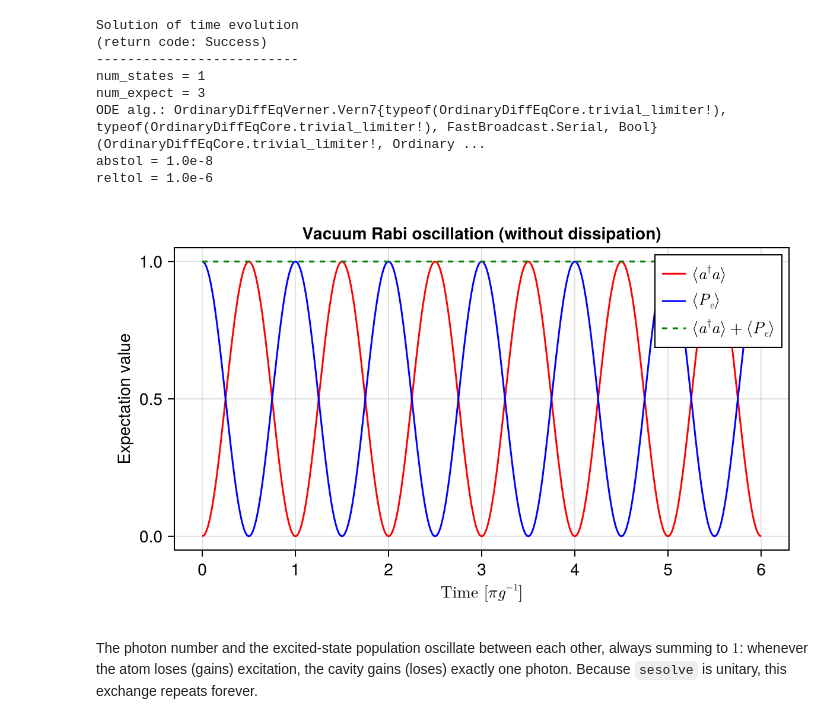
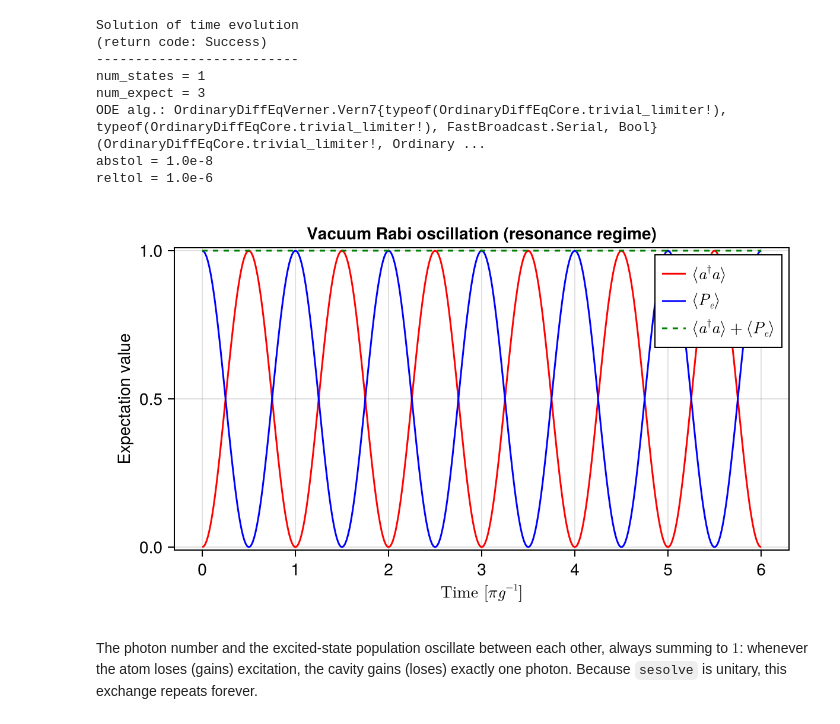
Before and after one commit to ltpn/nedoqs-tutorials, a Jupyter notebook: tutorials/01_quantumtoolbox_jl/3_vacuum_Rabi_oscillation.ipynb, the cells around one changed output. Cells and saved outputs as stored; diff of their text form; code cells hidden in the pictures.

```diff
--- a/tutorials/01_quantumtoolbox_jl/3_vacuum_Rabi_oscillation.ipynb
+++ b/tutorials/01_quantumtoolbox_jl/3_vacuum_Rabi_oscillation.ipynb
@@ -99,15 +109,21 @@ abstol = 1.0e-8
 reltol = 1.0e-6
 # %%
 fig = Figure(size = (600, 350))
-ax = Axis(fig[1, 1], xlabel = L"Time $[πg^{-1}]$", ylabel = "Expectation value", title = "Vacuum Rabi oscillation (without dissipation)")
+ax = Axis(
+    fig[1, 1],
+    xlabel = L"Time $[πg^{-1}]$",
+    ylabel = "Expectation value",
+    title = "Vacuum Rabi oscillation (resonance regime)",
+    limits = (nothing, nothing, -0.01, 1.01),
+)
 
 lines!(ax, tlist / T_Rabi, real(sol_se.expect[1, :]), color = :red, label = L"\langle a^\dagger a\rangle")
 lines!(ax, tlist / T_Rabi, real(sol_se.expect[2, :]), color = :blue, label = L"\langle P_e \rangle")
 lines!(ax, tlist / T_Rabi, real(sol_se.expect[3, :]), color = :green, label = L"\langle a^\dagger a\rangle + \langle P_e \rangle", linestyle = :dash)
 axislegend(ax, position = :rt)
 
 fig
 # %% [output]
-[figure, old version]
+[figure, new version]
 # %% [markdown]
 The photon number and the excited-state population oscillate between each other, always summing to $1$: whenever the atom loses (gains) excitation, the cavity gains (loses) exactly one photon. Because `sesolve` is unitary, this exchange repeats forever.
```
Also changed, not shown: parts of 18 cells of this notebook, 1 other file.
